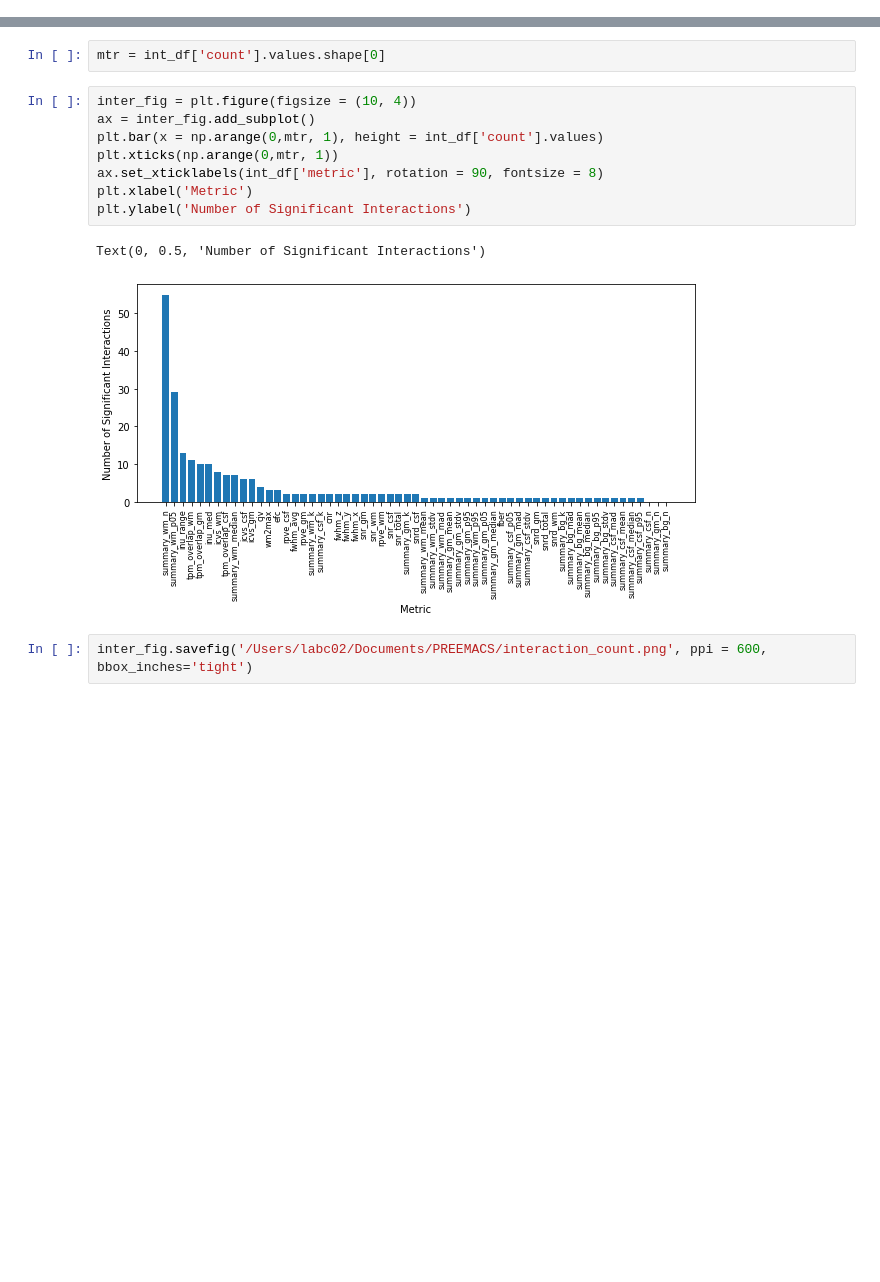
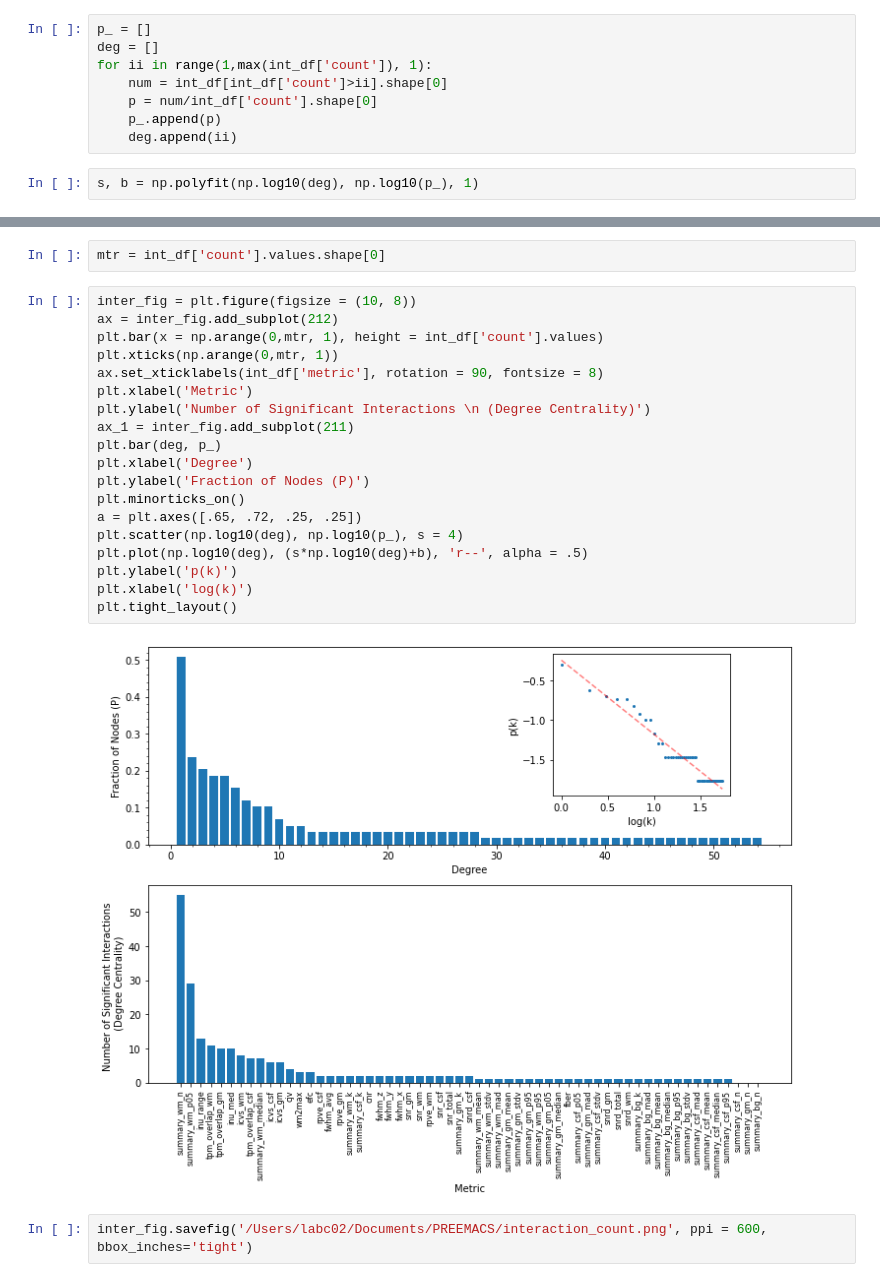
Before and after one commit to FMendezSlc/PREMCAS_COLAB, a Jupyter notebook: Classification_task.ipynb, the cells around one changed output, grey strips where cells are left out. Drawn from its saved outputs; the diff is of its cells as text; blank space fills up the shorter version.

Commit message:
Power law in nodes
Power law node degree distribution
Also colors and shit

```diff
--- a/Classification_task.ipynb
+++ b/Classification_task.ipynb
@@ -241,3 +241,13 @@ int_df
 | 35 | 0 | summary_csf_n |
 | 43 | 0 | summary_gm_n |
 | 28 | 0 | summary_bg_n |
+# %%
+p_ = []
+deg = []
+for ii in range(1,max(int_df['count']), 1):
+    num = int_df[int_df['count']>ii].shape[0]
+    p = num/int_df['count'].shape[0]
+    p_.append(p)
+    deg.append(ii)
+# %%
+s, b = np.polyfit(np.log10(deg), np.log10(p_), 1)
@@ -244,16 +263,26 @@ int_df
 # %%
 mtr = int_df['count'].values.shape[0]
 # %%
-inter_fig = plt.figure(figsize = (10, 4))
-ax = inter_fig.add_subplot()
+inter_fig = plt.figure(figsize = (10, 8))
+ax = inter_fig.add_subplot(212)
 plt.bar(x = np.arange(0,mtr, 1), height = int_df['count'].values)
 plt.xticks(np.arange(0,mtr, 1))
 ax.set_xticklabels(int_df['metric'], rotation = 90, fontsize = 8)
 plt.xlabel('Metric')
-plt.ylabel('Number of Significant Interactions')
+plt.ylabel('Number of Significant Interactions \n (Degree Centrality)')
+ax_1 = inter_fig.add_subplot(211)
+plt.bar(deg, p_)
+plt.xlabel('Degree')
+plt.ylabel('Fraction of Nodes (P)')
+plt.minorticks_on()
+a = plt.axes([.65, .72, .25, .25])
+plt.scatter(np.log10(deg), np.log10(p_), s = 4)
+plt.plot(np.log10(deg), (s*np.log10(deg)+b), 'r--', alpha = .5)
+plt.ylabel('p(k)')
+plt.xlabel('log(k)')
+plt.tight_layout()
 # %% [output]
-Text(0, 0.5, 'Number of Significant Interactions')
-[figure, old version]
+[figure, new version]
 # %%
 inter_fig.savefig('/Users/labc02/Documents/PREEMACS/interaction_count.png', ppi = 600, bbox_inches='tight')
 # %%
```
Also changed, not shown: parts of 3 cells of this notebook.
